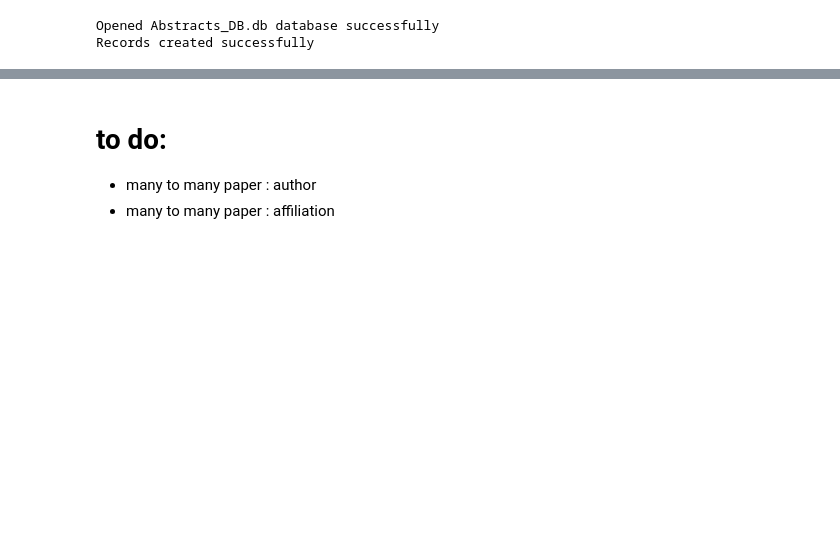
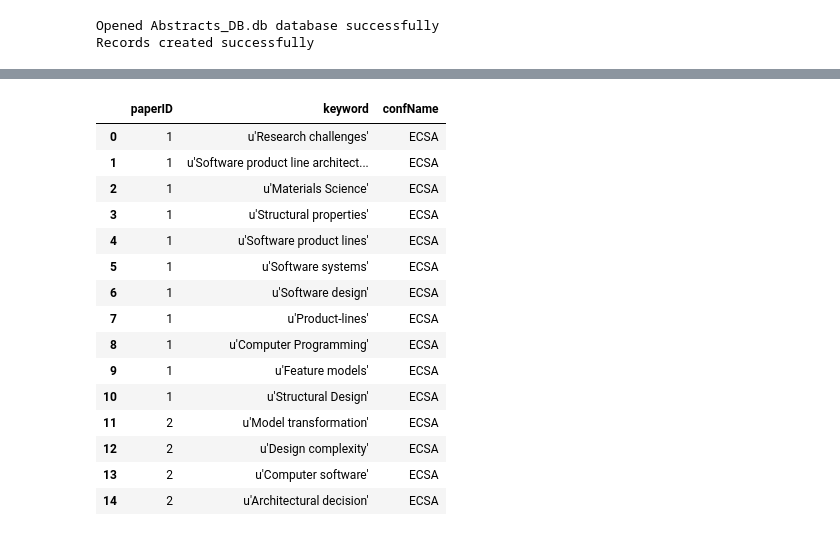
Before and after one commit to noveroa/DataBases, a Jupyter notebook: sqlStart/newSqlNotebooknew_compositesadded.ipynb, the cells around one changed output, grey strips where cells are left out. Cells and saved outputs as stored; diff of their text form; code cells hidden in the pictures; blank space fills up the shorter version.

```diff
--- a/sqlStart/newSqlNotebooknew_compositesadded.ipynb
+++ b/sqlStart/newSqlNotebooknew_compositesadded.ipynb
@@ -219,8 +213,22 @@ pk.tail()
 | 25674 | 1486 | u'Optical Devices and Systems' |
 | 25675 | 1486 | u'Fuel cells' |
 | 25676 | 1486 | u'Transmission electron microscopy' |
-# %% [markdown]
-# to do:
-
--  many to many paper : author
-- many to many paper : affiliation
+# %%
+pk.merge(paperDF[['paperID', 'confName']], on = 'paperID').head(15)
+# %% [output]
+|  | paperID | keyword | confName |
+| 0 | 1 | u'Research challenges' | ECSA |
+| 1 | 1 | u'Software product line architect... | ECSA |
+| 2 | 1 | u'Materials Science' | ECSA |
+| 3 | 1 | u'Structural properties' | ECSA |
+| 4 | 1 | u'Software product lines' | ECSA |
+| 5 | 1 | u'Software systems' | ECSA |
+| 6 | 1 | u'Software design' | ECSA |
+| 7 | 1 | u'Product-lines' | ECSA |
+| 8 | 1 | u'Computer Programming' | ECSA |
+| 9 | 1 | u'Feature models' | ECSA |
+| 10 | 1 | u'Structural Design' | ECSA |
+| 11 | 2 | u'Model transformation' | ECSA |
+| 12 | 2 | u'Design complexity' | ECSA |
+| 13 | 2 | u'Computer software' | ECSA |
+| 14 | 2 | u'Architectural decision' | ECSA |
```
Also changed, not shown: parts of 14 cells of this notebook, 2 other files.
